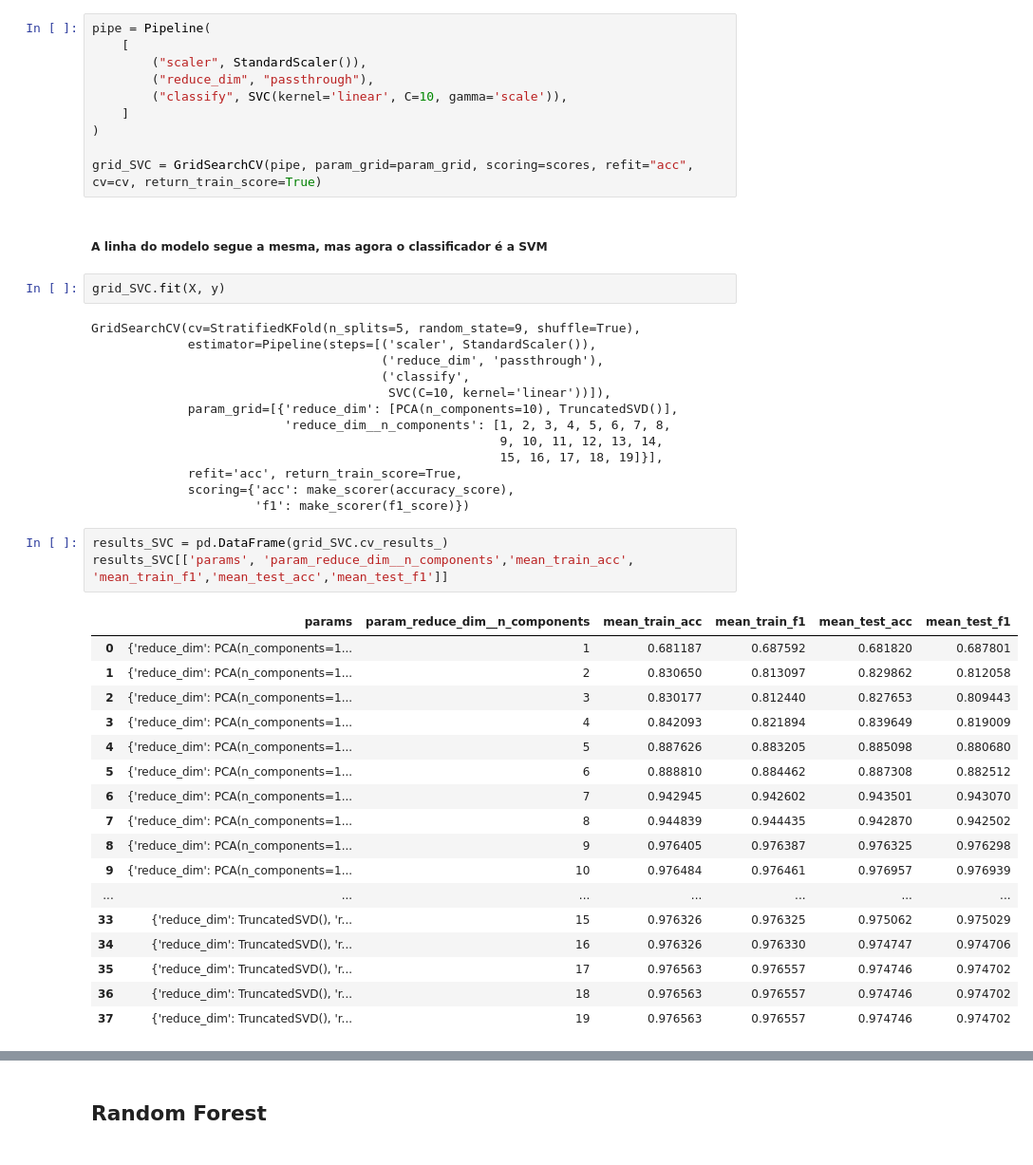
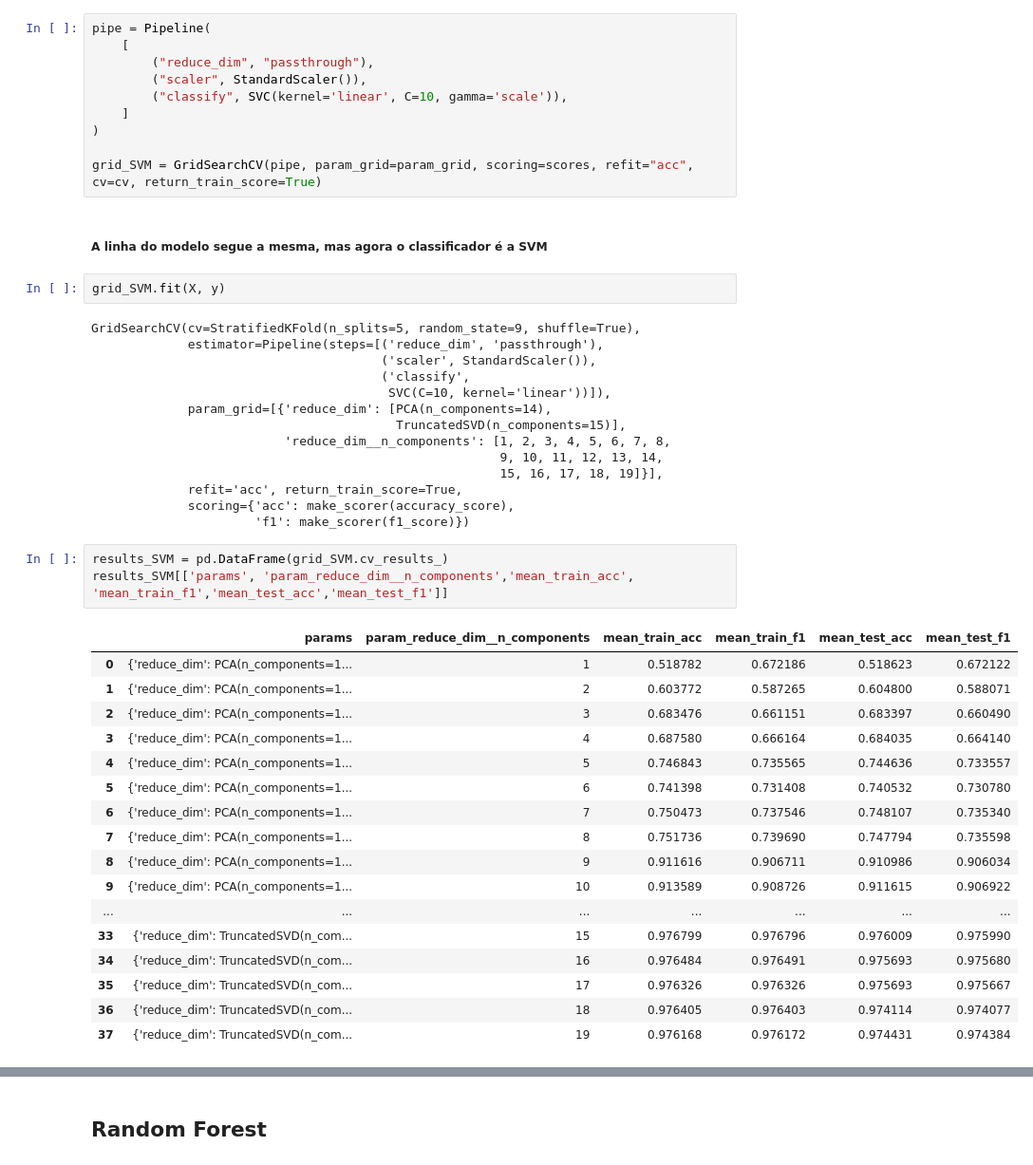
Before and after one commit to pradolucas/voice-classification, a Jupyter notebook: src/job.ipynb, the cells around one changed output, grey strips where cells are left out. Shown at 95% size. Saved outputs shown, nothing was run; the diff lists cells and outputs as text.

```diff
--- a/src/job.ipynb
+++ b/src/job.ipynb
@@ -270,24 +298,25 @@ plt.show()
 # %%
 pipe = Pipeline(
     [
+        ("reduce_dim", "passthrough"),
         ("scaler", StandardScaler()),
-        ("reduce_dim", "passthrough"),
         ("classify", SVC(kernel='linear', C=10, gamma='scale')),
     ]
 )
 
-grid_SVC = GridSearchCV(pipe, param_grid=param_grid, scoring=scores, refit="acc", cv=cv, return_train_score=True)
+grid_SVM = GridSearchCV(pipe, param_grid=param_grid, scoring=scores, refit="acc", cv=cv, return_train_score=True)
 # %% [markdown]
 ##### A linha do modelo segue a mesma, mas agora o classificador é a SVM
 # %%
-grid_SVC.fit(X, y)
+grid_SVM.fit(X, y)
 # %% [output]
 GridSearchCV(cv=StratifiedKFold(n_splits=5, random_state=9, shuffle=True),
-             estimator=Pipeline(steps=[('scaler', StandardScaler()),
-                                       ('reduce_dim', 'passthrough'),
+             estimator=Pipeline(steps=[('reduce_dim', 'passthrough'),
+                                       ('scaler', StandardScaler()),
                                        ('classify',
                                         SVC(C=10, kernel='linear'))]),
-             param_grid=[{'reduce_dim': [PCA(n_components=10), TruncatedSVD()],
+             param_grid=[{'reduce_dim': [PCA(n_components=14),
+                                         TruncatedSVD(n_components=15)],
                           'reduce_dim__n_components': [1, 2, 3, 4, 5, 6, 7, 8,
                                                        9, 10, 11, 12, 13, 14,
                                                        15, 16, 17, 18, 19]}],
@@ -295,23 +324,23 @@ GridSearchCV(cv=StratifiedKFold(n_splits=5, random_state=9, shuffle=True),
              scoring={'acc': make_scorer(accuracy_score),
                       'f1': make_scorer(f1_score)})
 # %%
-results_SVC = pd.DataFrame(grid_SVC.cv_results_)
-results_SVC[['params', 'param_reduce_dim__n_components','mean_train_acc', 'mean_train_f1','mean_test_acc','mean_test_f1']]
+results_SVM = pd.DataFrame(grid_SVM.cv_results_)
+results_SVM[['params', 'param_reduce_dim__n_components','mean_train_acc', 'mean_train_f1','mean_test_acc','mean_test_f1']]
 # %% [output]
 |  | params | param_reduce_dim__n_components | mean_train_acc | mean_train_f1 | mean_test_acc | mean_test_f1 |
-| 0 | {'reduce_dim': PCA(n_components=1... | 1 | 0.681187 | 0.687592 | 0.681820 | 0.687801 |
-| 1 | {'reduce_dim': PCA(n_components=1... | 2 | 0.830650 | 0.813097 | 0.829862 | 0.812058 |
-| 2 | {'reduce_dim': PCA(n_components=1... | 3 | 0.830177 | 0.812440 | 0.827653 | 0.809443 |
-| 3 | {'reduce_dim': PCA(n_components=1... | 4 | 0.842093 | 0.821894 | 0.839649 | 0.819009 |
-| 4 | {'reduce_dim': PCA(n_components=1... | 5 | 0.887626 | 0.883205 | 0.885098 | 0.880680 |
-| 5 | {'reduce_dim': PCA(n_components=1... | 6 | 0.888810 | 0.884462 | 0.887308 | 0.882512 |
-| 6 | {'reduce_dim': PCA(n_components=1... | 7 | 0.942945 | 0.942602 | 0.943501 | 0.943070 |
-| 7 | {'reduce_dim': PCA(n_components=1... | 8 | 0.944839 | 0.944435 | 0.942870 | 0.942502 |
-| 8 | {'reduce_dim': PCA(n_components=1... | 9 | 0.976405 | 0.976387 | 0.976325 | 0.976298 |
-| 9 | {'reduce_dim': PCA(n_components=1... | 10 | 0.976484 | 0.976461 | 0.976957 | 0.976939 |
+| 0 | {'reduce_dim': PCA(n_components=1... | 1 | 0.518782 | 0.672186 | 0.518623 | 0.672122 |
+| 1 | {'reduce_dim': PCA(n_components=1... | 2 | 0.603772 | 0.587265 | 0.604800 | 0.588071 |
+| 2 | {'reduce_dim': PCA(n_components=1... | 3 | 0.683476 | 0.661151 | 0.683397 | 0.660490 |
+| 3 | {'reduce_dim': PCA(n_components=1... | 4 | 0.687580 | 0.666164 | 0.684035 | 0.664140 |
+| 4 | {'reduce_dim': PCA(n_components=1... | 5 | 0.746843 | 0.735565 | 0.744636 | 0.733557 |
+| 5 | {'reduce_dim': PCA(n_components=1... | 6 | 0.741398 | 0.731408 | 0.740532 | 0.730780 |
+| 6 | {'reduce_dim': PCA(n_components=1... | 7 | 0.750473 | 0.737546 | 0.748107 | 0.735340 |
+| 7 | {'reduce_dim': PCA(n_components=1... | 8 | 0.751736 | 0.739690 | 0.747794 | 0.735598 |
+| 8 | {'reduce_dim': PCA(n_components=1... | 9 | 0.911616 | 0.906711 | 0.910986 | 0.906034 |
+| 9 | {'reduce_dim': PCA(n_components=1... | 10 | 0.913589 | 0.908726 | 0.911615 | 0.906922 |
 | ... | ... | ... | ... | ... | ... | ... |
-| 33 | {'reduce_dim': TruncatedSVD(), 'r... | 15 | 0.976326 | 0.976325 | 0.975062 | 0.975029 |
-| 34 | {'reduce_dim': TruncatedSVD(), 'r... | 16 | 0.976326 | 0.976330 | 0.974747 | 0.974706 |
-| 35 | {'reduce_dim': TruncatedSVD(), 'r... | 17 | 0.976563 | 0.976557 | 0.974746 | 0.974702 |
-| 36 | {'reduce_dim': TruncatedSVD(), 'r... | 18 | 0.976563 | 0.976557 | 0.974746 | 0.974702 |
-| 37 | {'reduce_dim': TruncatedSVD(), 'r... | 19 | 0.976563 | 0.976557 | 0.974746 | 0.974702 |
+| 33 | {'reduce_dim': TruncatedSVD(n_com... | 15 | 0.976799 | 0.976796 | 0.976009 | 0.975990 |
+| 34 | {'reduce_dim': TruncatedSVD(n_com... | 16 | 0.976484 | 0.976491 | 0.975693 | 0.975680 |
+| 35 | {'reduce_dim': TruncatedSVD(n_com... | 17 | 0.976326 | 0.976326 | 0.975693 | 0.975667 |
+| 36 | {'reduce_dim': TruncatedSVD(n_com... | 18 | 0.976405 | 0.976403 | 0.974114 | 0.974077 |
+| 37 | {'reduce_dim': TruncatedSVD(n_com... | 19 | 0.976168 | 0.976172 | 0.974431 | 0.974384 |
```
Also changed, not shown: parts of 38 cells of this notebook.
